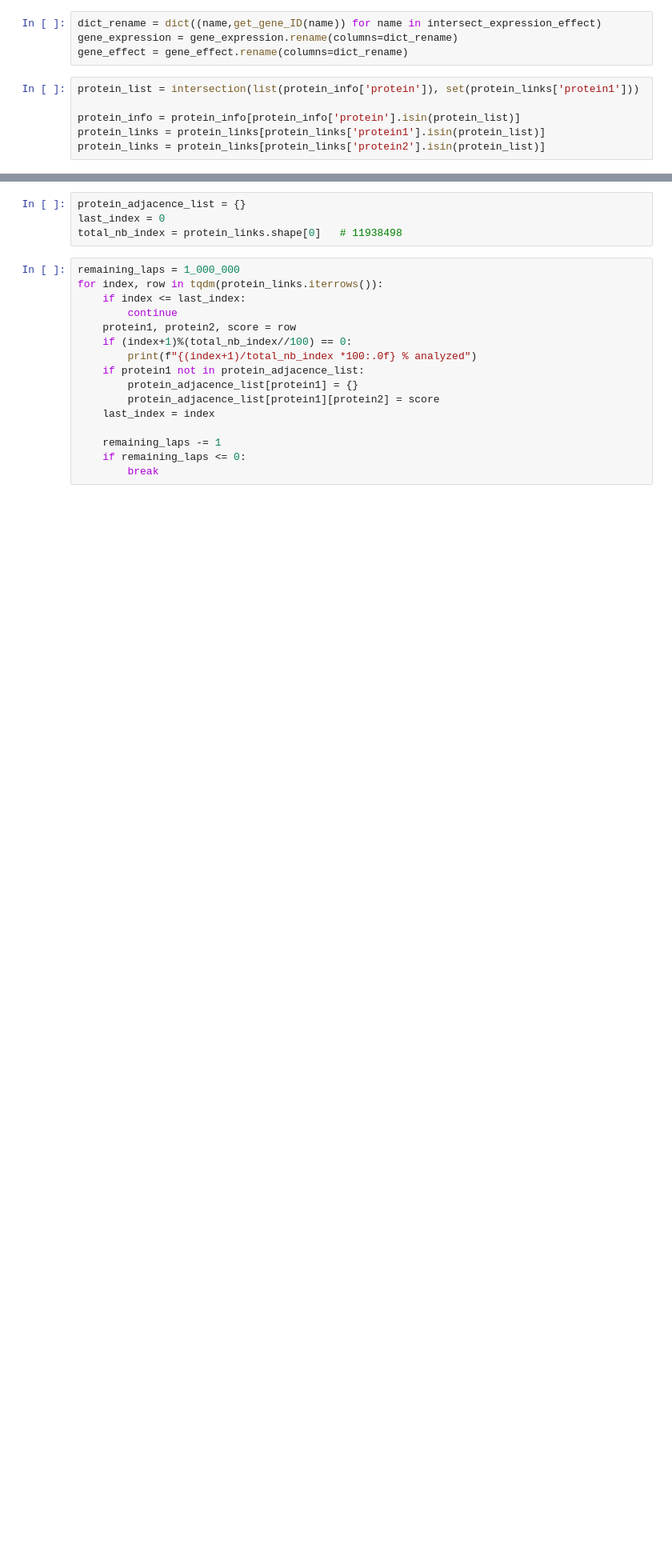
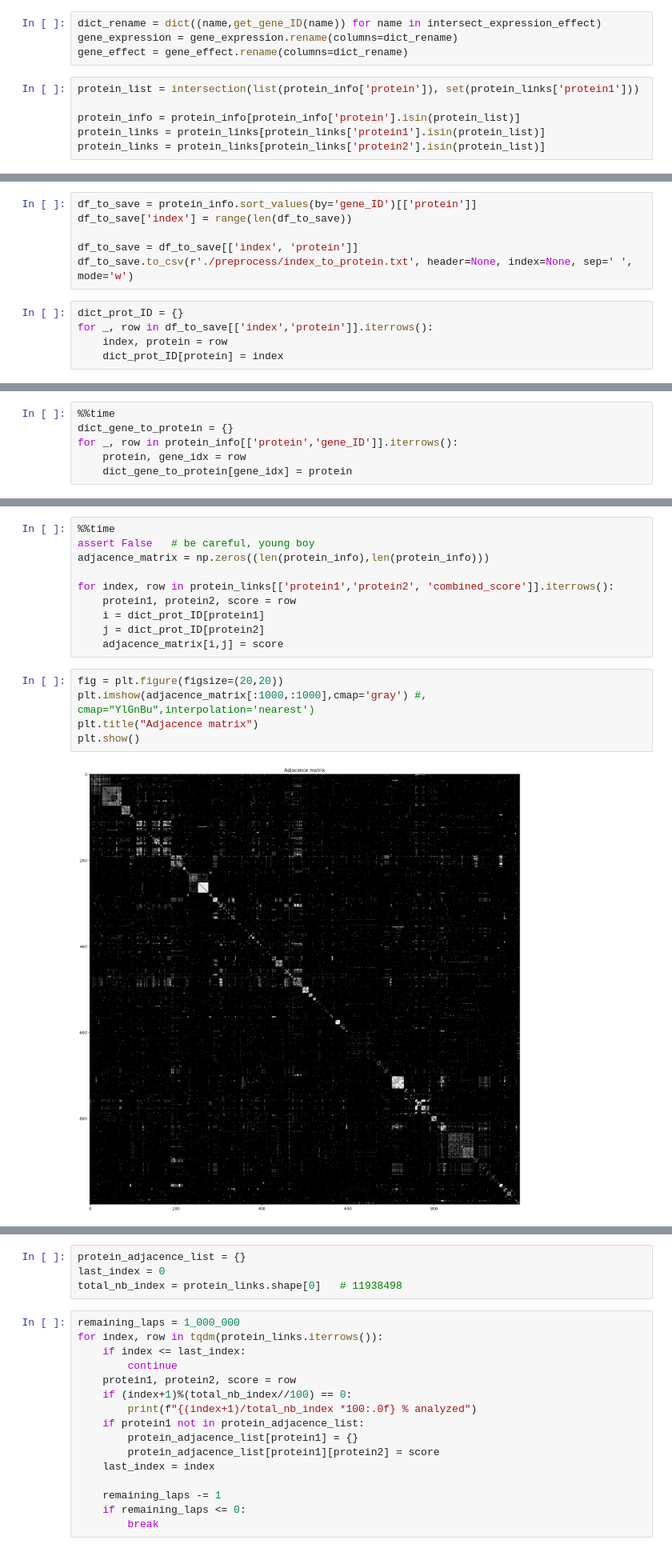
Before and after one commit to MatDagommer/crispr-genomics, a Jupyter notebook: create-graph.ipynb, the cells around one changed output, grey strips where cells are left out. Shown at 80% size. Drawn from its saved outputs; the diff is of its cells as text; blank space fills up the shorter version.

Commit message:
computed edge_attr, edge_idx and stuff for graph tensor

```diff
--- a/create-graph.ipynb
+++ b/create-graph.ipynb
@@ -209,0 +158,11 @@ memory usage: 364.3+ MB
+# %%
+df_to_save = protein_info.sort_values(by='gene_ID')[['protein']]
+df_to_save['index'] = range(len(df_to_save))
+
+df_to_save = df_to_save[['index', 'protein']]
+df_to_save.to_csv(r'./preprocess/index_to_protein.txt', header=None, index=None, sep=' ', mode='w')
+# %%
+dict_prot_ID = {}
+for _, row in df_to_save[['index','protein']].iterrows():
+    index, protein = row
+    dict_prot_ID[protein] = index
@@ -209,0 +173,6 @@ memory usage: 364.3+ MB
+# %%
+%%time
+dict_gene_to_protein = {}
+for _, row in protein_info[['protein','gene_ID']].iterrows():
+    protein, gene_idx = row
+    dict_gene_to_protein[gene_idx] = protein
@@ -209,0 +182,17 @@ memory usage: 364.3+ MB
+# %%
+%%time
+assert False   # be careful, young boy
+adjacence_matrix = np.zeros((len(protein_info),len(protein_info)))
+
+for index, row in protein_links[['protein1','protein2', 'combined_score']].iterrows():
+    protein1, protein2, score = row
+    i = dict_prot_ID[protein1]
+    j = dict_prot_ID[protein2]
+    adjacence_matrix[i,j] = score
+# %%
+fig = plt.figure(figsize=(20,20))
+plt.imshow(adjacence_matrix[:1000,:1000],cmap='gray') #, cmap="YlGnBu",interpolation='nearest')
+plt.title("Adjacence matrix")
+plt.show()
+# %% [output]
+[figure, added]
```
Also changed, not shown: parts of 42 cells of this notebook.
